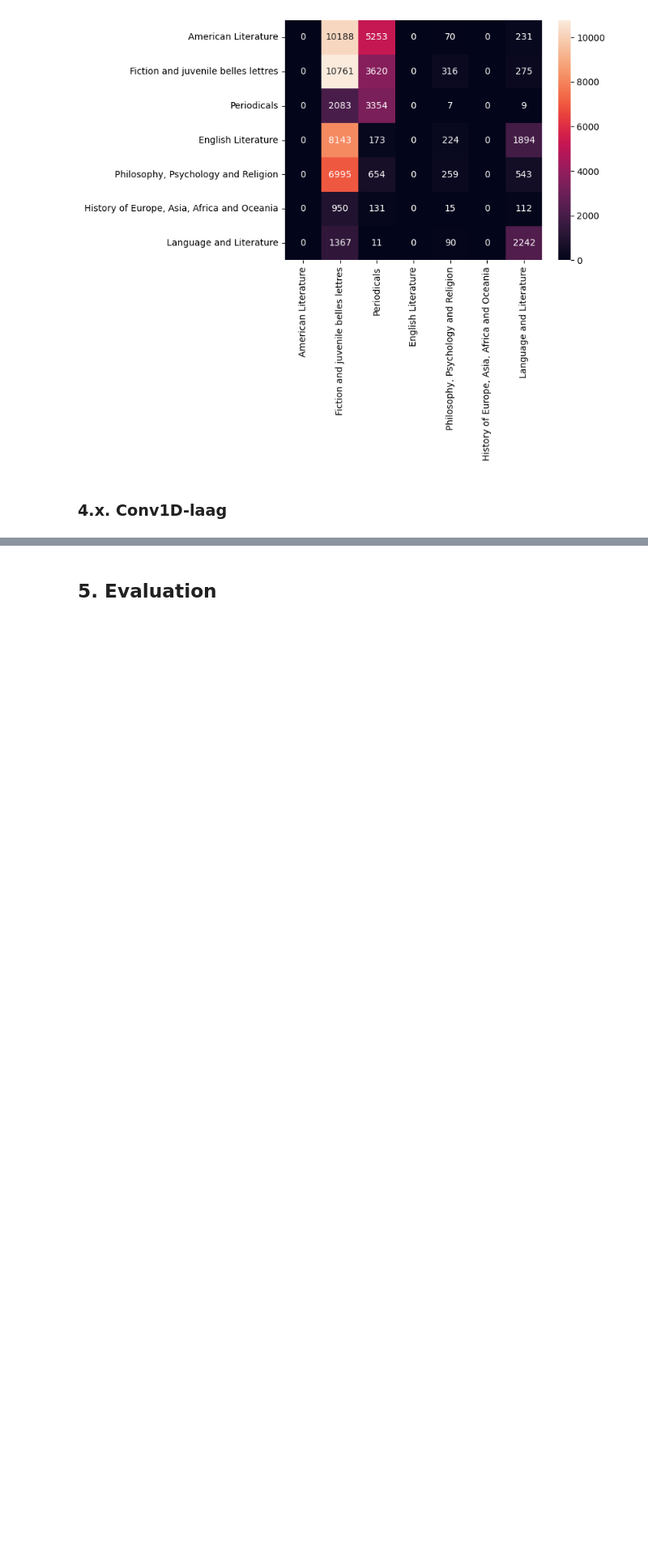
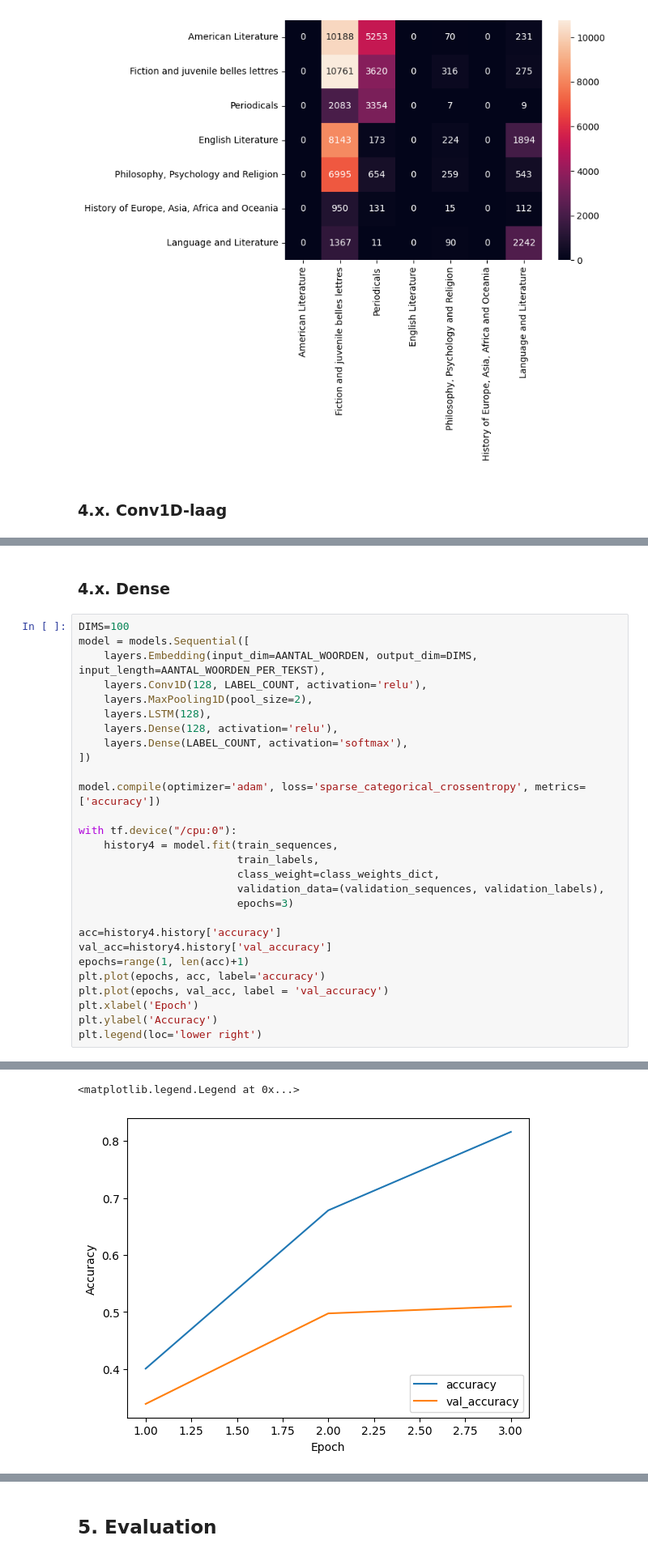
Before and after one commit to usadson/machine-learning, a Jupyter notebook: Thema 3/Boekenclassificatie.ipynb, the cells around one changed output, grey strips where cells are left out. Shown: that part at 81% size. Saved outputs shown, nothing was run; the diff lists cells and outputs as text; blank space fills up the shorter version.

Commit message:
update huiswerk boekenclass, nu bij te weinig trainingdata

```diff
--- a/Thema 3/Boekenclassificatie.ipynb
+++ b/Thema 3/Boekenclassificatie.ipynb
@@ -586,0 +607,31 @@ Epoch 1/3
+# %% [markdown]
+### 4.x. Dense
+# %%
+DIMS=100
+model = models.Sequential([
+    layers.Embedding(input_dim=AANTAL_WOORDEN, output_dim=DIMS, input_length=AANTAL_WOORDEN_PER_TEKST),
+    layers.Conv1D(128, LABEL_COUNT, activation='relu'),
+    layers.MaxPooling1D(pool_size=2),
+    layers.LSTM(128),
+    layers.Dense(128, activation='relu'),
+    layers.Dense(LABEL_COUNT, activation='softmax'),
+])
+
+model.compile(optimizer='adam', loss='sparse_categorical_crossentropy', metrics=['accuracy'])
+
+with tf.device("/cpu:0"):
+    history4 = model.fit(train_sequences,
+                         train_labels,
+                         class_weight=class_weights_dict,
+                         validation_data=(validation_sequences, validation_labels),
+                         epochs=3)
+
+acc=history4.history['accuracy']
+val_acc=history4.history['val_accuracy']
+epochs=range(1, len(acc)+1)
+plt.plot(epochs, acc, label='accuracy')
+plt.plot(epochs, val_acc, label = 'val_accuracy')
+plt.xlabel('Epoch')
+plt.ylabel('Accuracy')
+plt.legend(loc='lower right')
+# %% [output]
@@ -586,0 +644,2 @@ Epoch 1/3
+<matplotlib.legend.Legend at 0x...>
+[figure, added]
```
Also changed, not shown: parts of 13 cells of this notebook.
